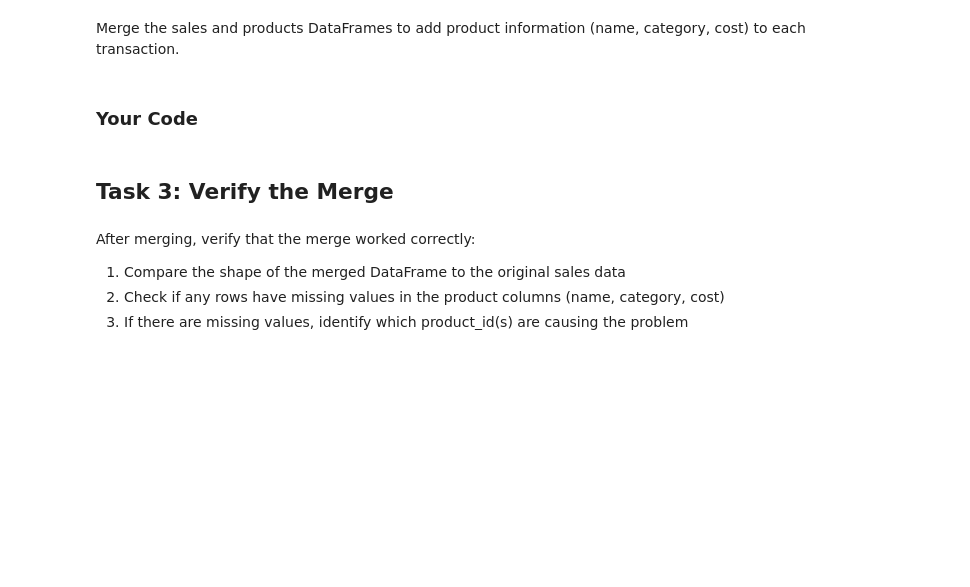
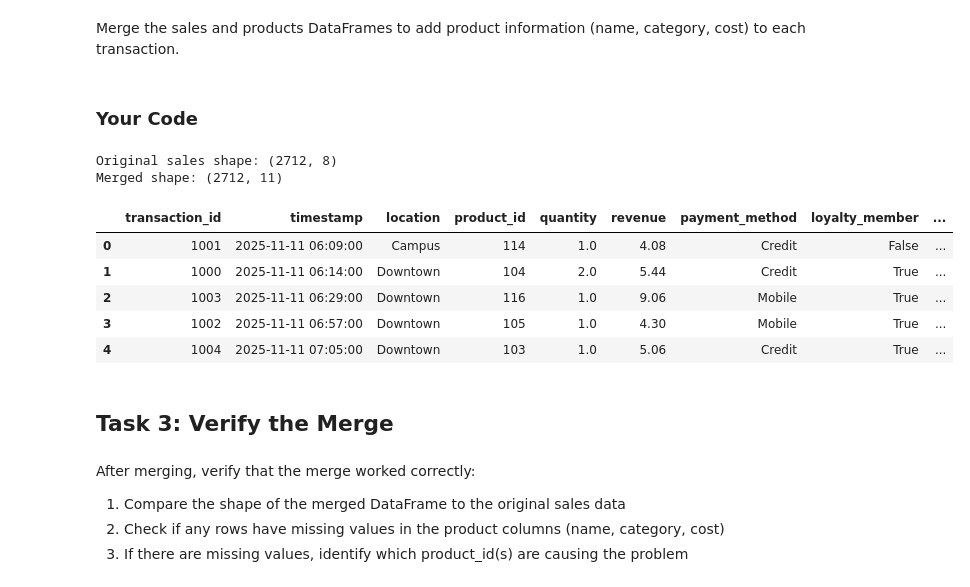
Before and after one commit to IsmailAuburn/py4eda, a Jupyter notebook: test2b/test_2b.ipynb, the cells around one changed output. Saved outputs shown, nothing was run; the diff lists cells and outputs as text; code cells hidden in the pictures; blank space fills up the shorter version.

```diff
--- a/test2b/test_2b.ipynb
+++ b/test2b/test_2b.ipynb
@@ -121,7 +176,25 @@ Merge the sales and products DataFrames to add product information (name, catego
 # %% [markdown]
 ### Your Code
 # %%
-# Task 2: use pd.merge() with appropriate join type
+# Task 2: merge sales with products info
+sales_merged = sales.merge(
+    products,
+    on="product_id",      # match rows using product_id
+    how="left"           # keep all sales rows
+)
+
+print("Original sales shape:", sales.shape)
+print("Merged shape:", sales_merged.shape)
+sales_merged.head()
+# %% [output]
+Original sales shape: (2712, 8)
+Merged shape: (2712, 11)
+|  | transaction_id | timestamp | location | product_id | quantity | revenue | payment_method | loyalty_member | ... |
+| 0 | 1001 | 2025-11-11 06:09:00 | Campus | 114 | 1.0 | 4.08 | Credit | False | ... |
+| 1 | 1000 | 2025-11-11 06:14:00 | Downtown | 104 | 2.0 | 5.44 | Credit | True | ... |
+| 2 | 1003 | 2025-11-11 06:29:00 | Downtown | 116 | 1.0 | 9.06 | Mobile | True | ... |
+| 3 | 1002 | 2025-11-11 06:57:00 | Downtown | 105 | 1.0 | 4.30 | Mobile | True | ... |
+| 4 | 1004 | 2025-11-11 07:05:00 | Downtown | 103 | 1.0 | 5.06 | Credit | True | ... |
 # %% [markdown]
 ## Task 3: Verify the Merge
 # %% [markdown]
```
Also changed, not shown: parts of 13 cells of this notebook.
